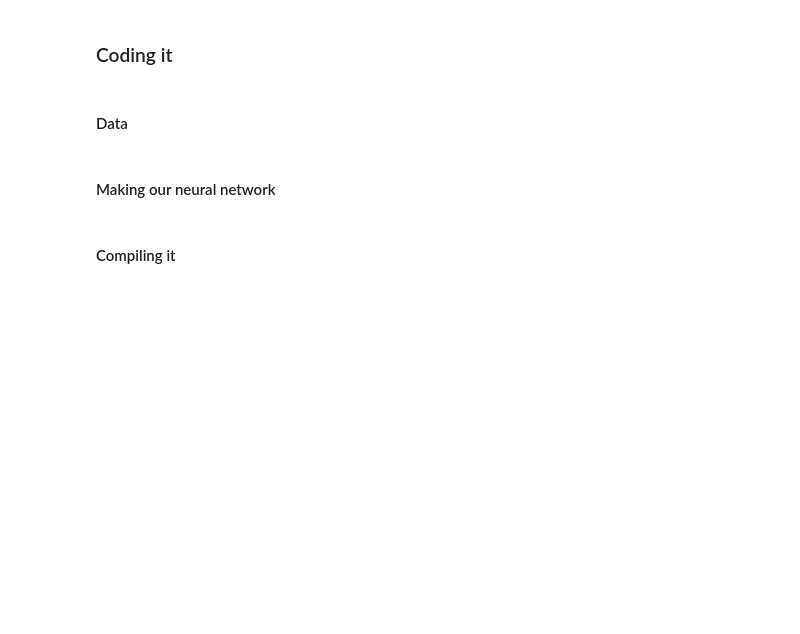
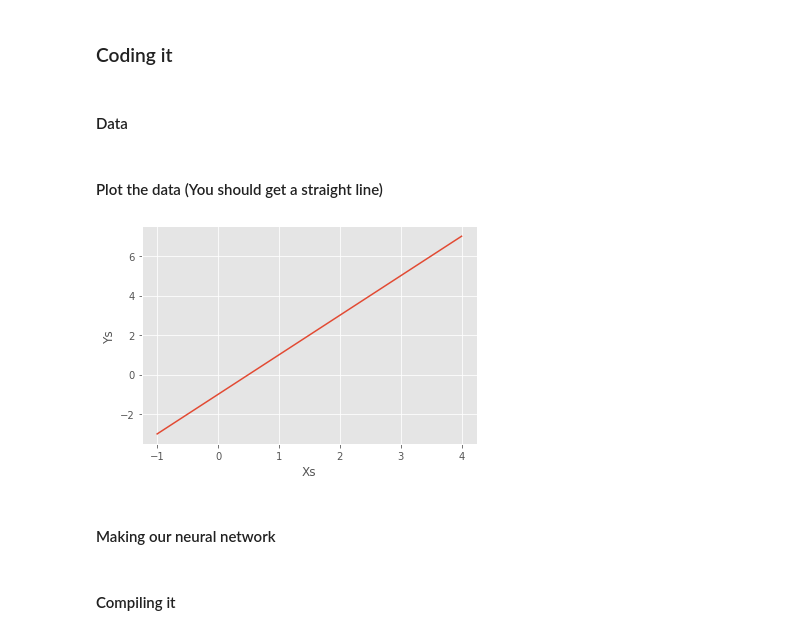
Before and after one commit to Rishit-dagli/AI-Workshop-for-beginners, a Jupyter notebook: Week 2/Week_2_Lab_1.ipynb, the cells around one changed output. Drawn from its saved outputs; the diff is of its cells as text; code cells hidden in the pictures; blank space fills up the shorter version.

```diff
--- a/Week 2/Week_2_Lab_1.ipynb
+++ b/Week 2/Week_2_Lab_1.ipynb
@@ -81,6 +81,18 @@ Here we have used the loss function as mean squared error and optimizer as SGD o
 # %%
 xs = np.array([-1.0,  0.0, 1.0, 2.0, 3.0, 4.0], dtype=float)
 ys = np.array([-3.0, -1.0, 1.0, 3.0, 5.0, 7.0], dtype=float)
+# %% [markdown]
+#### Plot the data (You should get a straight line)
+# %%
+import matplotlib.pyplot as plt
+plt.style.use("ggplot")
+
+plt.plot(xs, ys)
+plt.xlabel("Xs")
+plt.ylabel("Ys")
+plt.show()
+# %% [output]
+[figure, added]
 # %% [markdown]
 #### Making our neural network
 # %%
```
Also changed, not shown: parts of 4 cells of this notebook.
